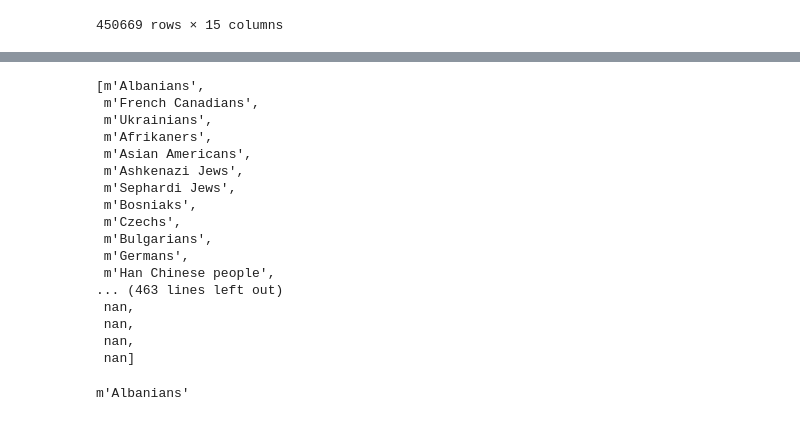
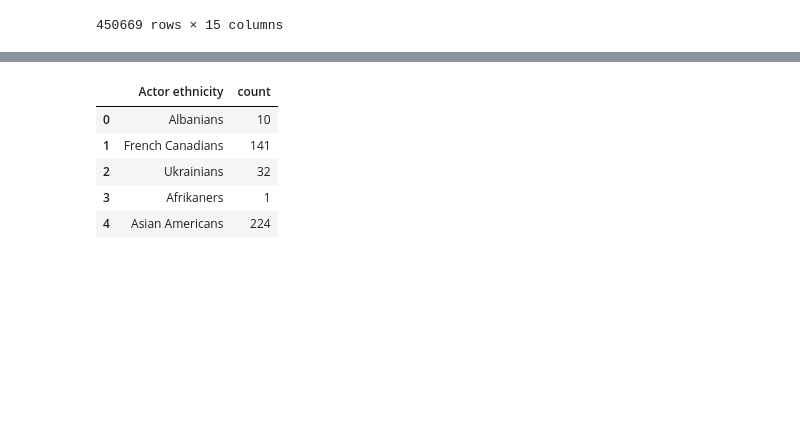
Before and after one commit to epfl-ada/ada-2022-project-datajugglers, a Jupyter notebook: Project_2.ipynb, the cells around one changed output, grey strips where cells are left out. Drawn from its saved outputs; the diff is of its cells as text; code cells hidden in the pictures; blank space fills up the shorter version.

```diff
--- a/Project_2.ipynb
+++ b/Project_2.ipynb
@@ -230,0 +227,14 @@ Albanians
+# %%
+#Match every freebase ethnicity ID to the ethnicity, if it is found in Wikidata
+
+temp_temp_df = temp_df.copy()
+et = []
+for i in range(len(temp_df['Actor ethnicity'])):
+    df_temp_ethnicity = temp_df.iloc[i:i+1]
+    for ethnicity in df_temp_ethnicity['Actor ethnicity'] :
+        eth_tra = get_ethnicity(ethnicity)
+        j = 0
+        while ((type(eth_tra) == float) & (j<100)):
+            eth_tra = get_ethnicity(ethnicity)
+            j += 1
+        et.append(eth_tra)
@@ -231 +243,19 @@ Albanians
+# %%
+tmp = []
+for i in range (len(temp_temp_df['Actor ethnicity'])):
+    if not (pd.isna(temp_temp_df['Actor ethnicity'][i])):
+        tmp.append(str(temp_temp_df['Actor ethnicity'][i]))
+    else:
+        tmp.append(temp_temp_df['Actor ethnicity'][i])
+# %%
+ temp_temp_df['Actor ethnicity'] = tmp
+# %%
+temp_temp_df.head()
+# %% [output]
+|  | Actor ethnicity | count |
+| 0 | Albanians | 10 |
+| 1 | French Canadians | 141 |
+| 2 | Ukrainians | 32 |
+| 3 | Afrikaners | 1 |
+| 4 | Asian Americans | 224 |
 # %%
@@ -233,24 +262,0 @@ temp_temp_df['Actor ethnicity'] = et
-# %%
-et
-# %% [output]
-[m'Albanians',
- m'French Canadians',
- m'Ukrainians',
- m'Afrikaners',
- m'Asian Americans',
- m'Ashkenazi Jews',
- m'Sephardi Jews',
- m'Bosniaks',
- m'Czechs',
- m'Bulgarians',
- m'Germans',
- m'Han Chinese people',
-... (463 lines left out)
- nan,
- nan,
- nan,
- nan]
-# %%
-temp_temp_df['Actor ethnicity'][0]
-# %% [output]
-m'Albanians'
```
Also changed, not shown: parts of 22 cells of this notebook.
